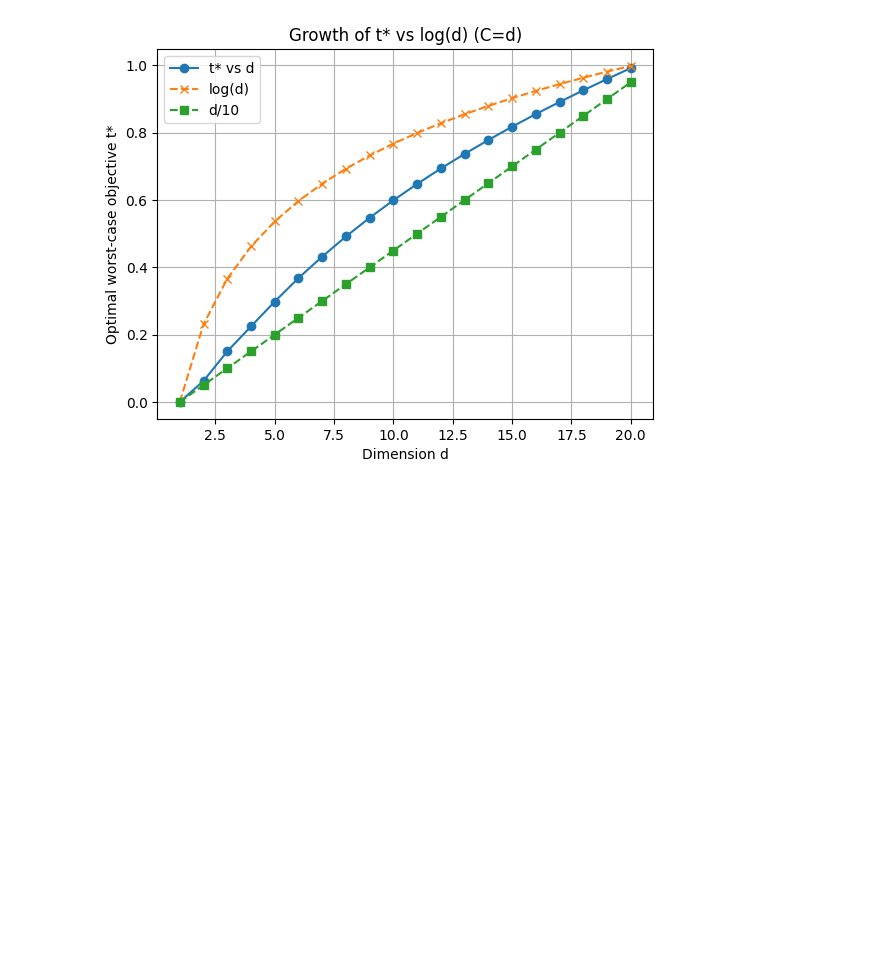
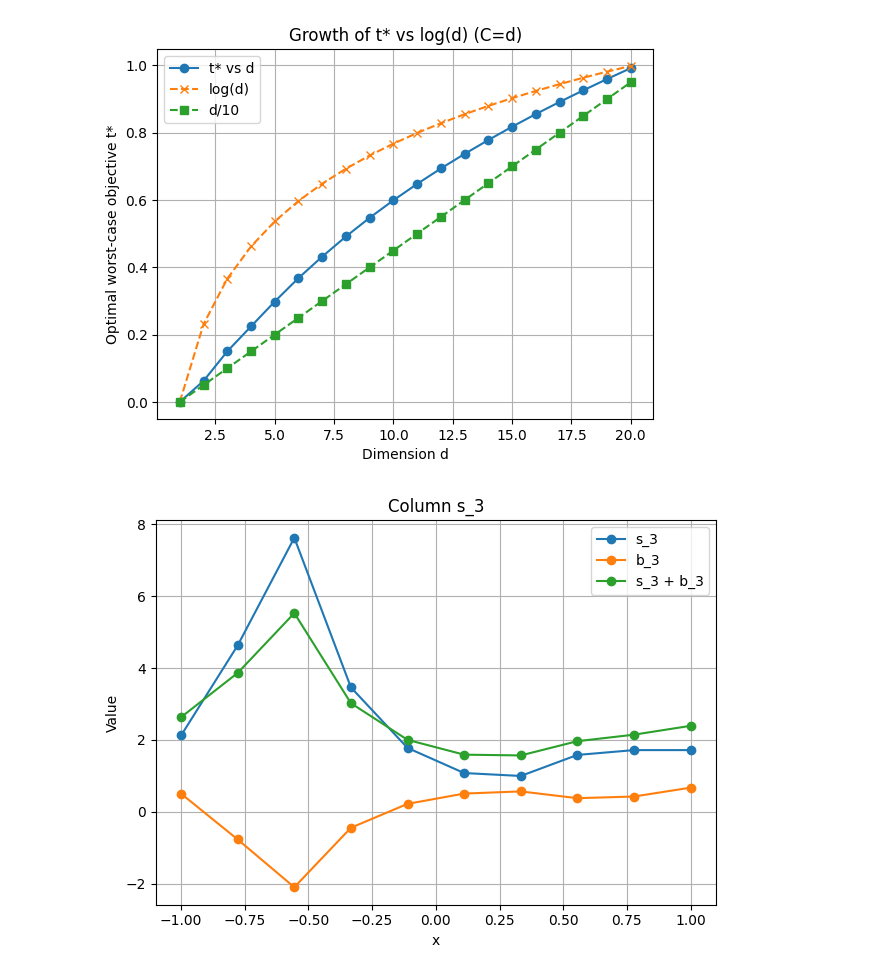
Before and after one commit to sarb9/cvxbyopt, a Jupyter notebook: code/optimal2.ipynb, the cells around one changed output. Saved outputs shown, nothing was run; the diff lists cells and outputs as text; code cells hidden in the pictures; blank space fills up the shorter version.

```diff
--- a/code/optimal2.ipynb
+++ b/code/optimal2.ipynb
@@ -434,3 +433,23 @@ plt.legend()
 plt.grid()
 # %% [output]
 [figure]
+# %%
+# Some experiments on S
+
+i =2
+s = sol['S'][:,i]
+b = sol['B'][:,i]
+# s += -np.min(s) + 1
+# plt.plot(sol['x'], np.log(s), marker='o')
+plt.plot(sol['x'], s, marker='o', label=f's_{i+1}')
+plt.plot(sol['x'], b, marker='o', label=f'b_{i+1}')
+plt.plot(sol['x'], s + b, marker='o', label=f's_{i+1} + b_{i+1}')
+plt.title(f"Column s_{i+1}")
+plt.xlabel("x")
+plt.ylabel("Value")
+plt.legend()
+plt.grid()
+plt.tight_layout()
+plt.show()
+# %% [output]
+[figure, added]
```
Also changed, not shown: parts of 3 cells of this notebook, 3 other files.
